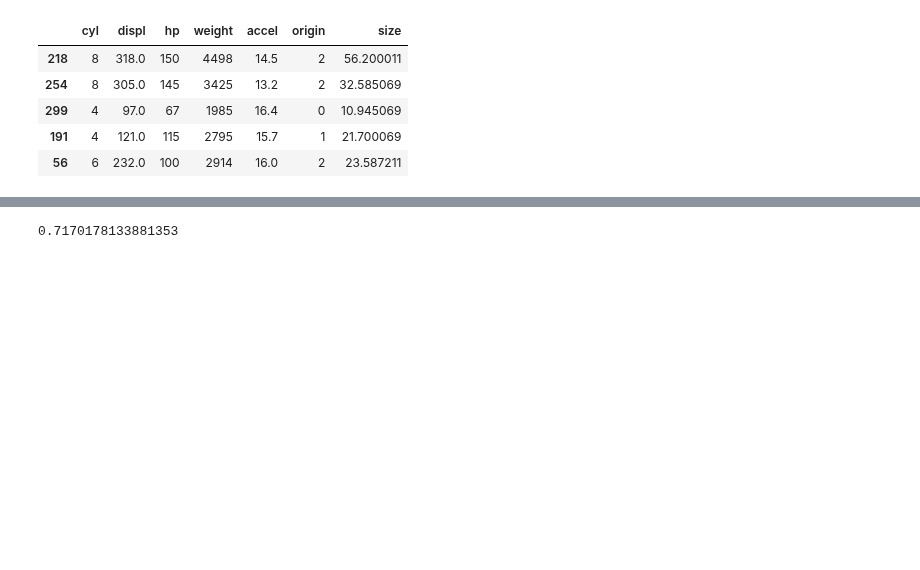
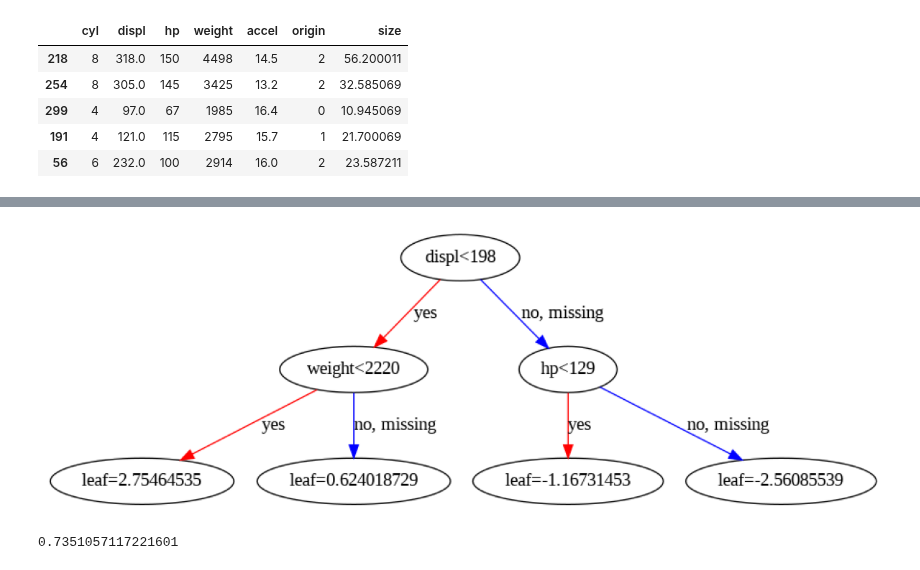
Before and after one commit to a-nagar/cs4372, a Jupyter notebook: XGBoost.ipynb, the cells around one changed output, grey strips where cells are left out. Saved outputs shown, nothing was run; the diff lists cells and outputs as text; code cells hidden in the pictures; blank space fills up the shorter version.

```diff
--- a/XGBoost.ipynb
+++ b/XGBoost.ipynb
@@ -78,12 +86,17 @@ Fitting 5 folds for each of 12 candidates, totalling 60 fits
 cars = pd.read_csv("https://an-vistra.s3.us-west-1.amazonaws.com/data/auto-mpg.csv")
 # %%
 from sklearn.tree import DecisionTreeRegressor
-from sklearn import preprocessing
+from sklearn.preprocessing import LabelEncoder
 from sklearn.model_selection import train_test_split
 
-X = cars[['cyl', 'displ', 'hp', 'weight', 'accel', 'origin', 'size']]
+X = cars[['cyl', 'displ', 'hp', 'weight', 'accel', 'origin', 'size']].copy()
 y = cars['mpg']
-le = preprocessing.LabelEncoder()
-X.loc[:,'origin'] = le.fit_transform(X['origin'])
-X['origin'] = X['origin'].astype("category")
-X_train, X_test, y_train, y_test = train_test_split(X, y, test_size=0.2, random_state=0)
+
+# Encode categorical 'origin'
+le = LabelEncoder()
+X['origin'] = le.fit_transform(X['origin'])
+
+# Train-test split
+X_train, X_test, y_train, y_test = train_test_split(
+    X, y, test_size=0.2, random_state=0
+)
@@ -103,5 +110,8 @@ X_train.head()
 | 191 | 4 | 121.0 | 115 | 2795 | 15.7 | 1 | 21.700069 |
 | 56 | 6 | 232.0 | 100 | 2914 | 16.0 | 2 | 23.587211 |
 # %%
-xgb_model = xgb.XGBRegressor(n_jobs=multiprocessing.cpu_count(), enable_categorical=True)
-xgb_model = xgb_model.fit(X_train, y_train)
+#xgb_model = xgb.XGBRegressor(n_jobs=multiprocessing.cpu_count(), enable_categorical=True)
+#xgb_model = xgb_model.fit(X_train, y_train)
+
+model = xgb.XGBRegressor(n_estimators=10, random_state=42, enable_categorical=True, max_depth=2)
+model.fit(X_train, y_train)
@@ -108,4 +130,10 @@ xgb_model = xgb_model.fit(X_train, y_train)
+# %%
+fig, ax = plt.subplots(figsize=(15, 15)) # Adjust figure size as needed
+xgb.plot_tree(model, tree_idx=0, ax=ax)
+plt.show()
+# %% [output]
+[figure, added]
 # %%
 xgb_model.score(X_test, y_test)
 # %% [output]
-0.7170178133881353
+0.7351057117221601
```
Also changed, not shown: parts of 5 cells of this notebook.
